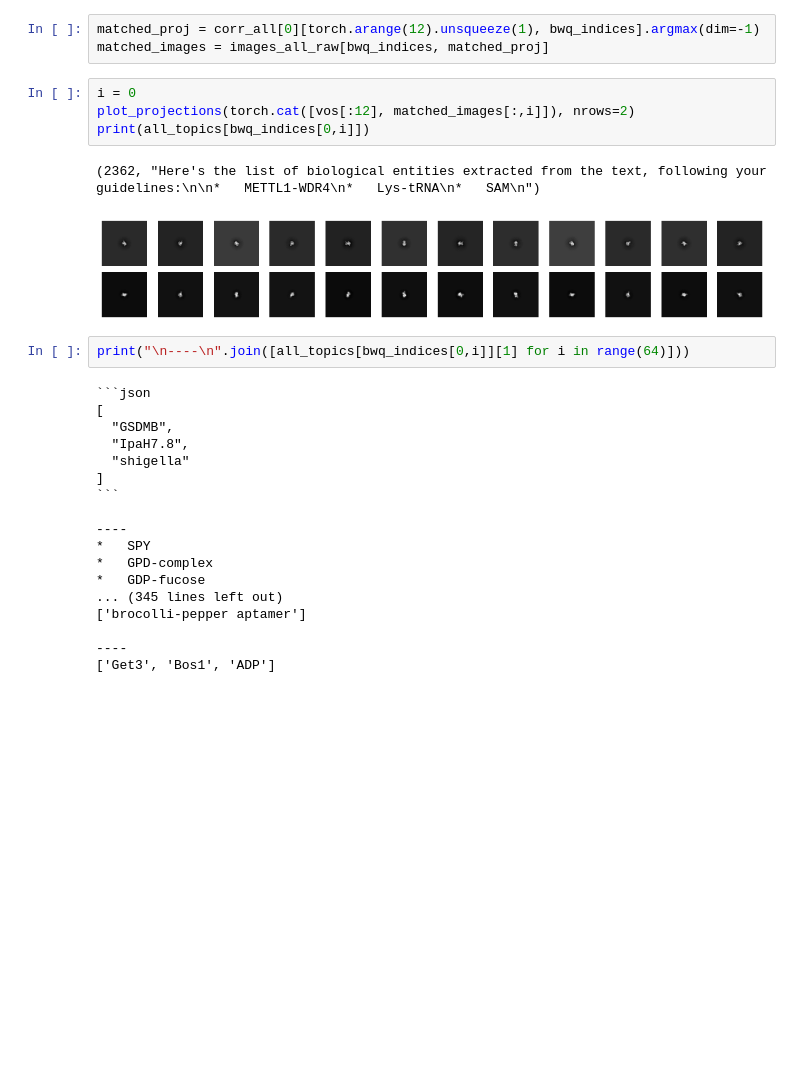
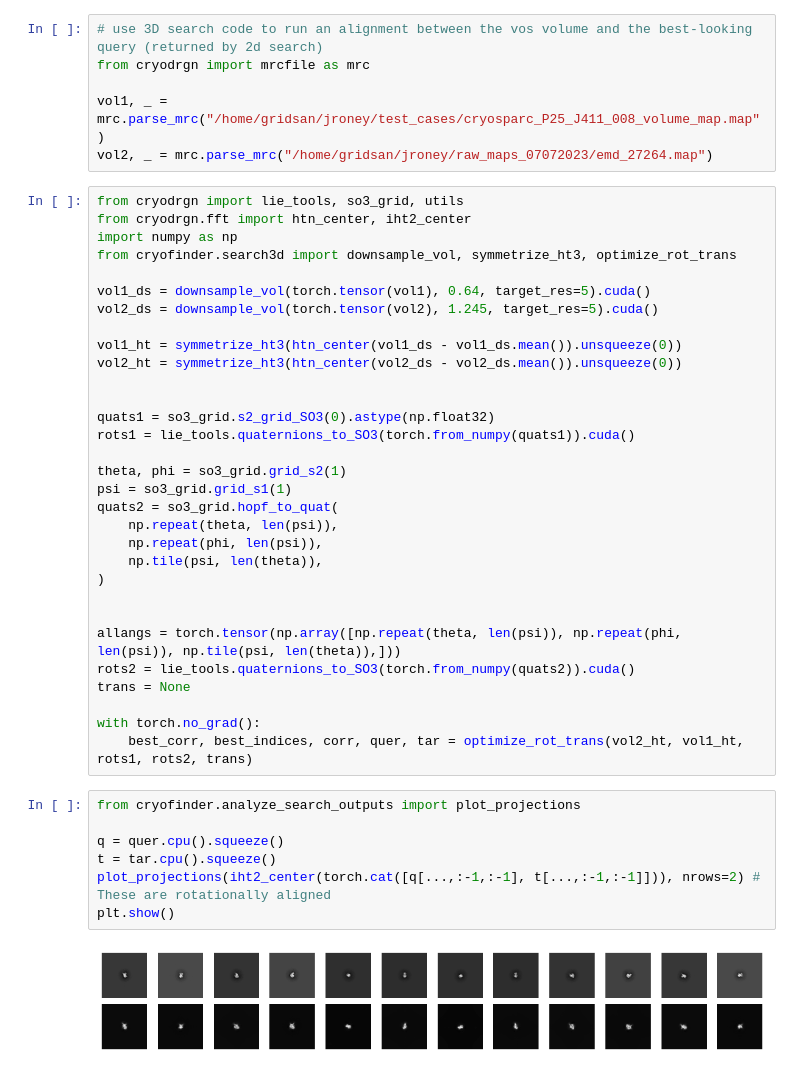
Before and after one commit to jproney/cryofinder, a Jupyter notebook: notebooks/Analyze3dSearch.ipynb, the cells around one changed output. Cells and saved outputs as stored; diff of their text form; blank space fills up the shorter version.

````diff
--- a/notebooks/Analyze3dSearch.ipynb
+++ b/notebooks/Analyze3dSearch.ipynb
@@ -99,30 +79,46 @@ bwq_indices = select_best_maps(corr_all, "worst_best")
-# %%
-matched_proj = corr_all[0][torch.arange(12).unsqueeze(1), bwq_indices].argmax(dim=-1)
-matched_images = images_all_raw[bwq_indices, matched_proj]
-# %%
-i = 0
-plot_projections(torch.cat([vos[:12], matched_images[:,i]]), nrows=2)
-print(all_topics[bwq_indices[0,i]])
-# %% [output]
-(2362, "Here's the list of biological entities extracted from the text, following your guidelines:\n\n*   METTL1-WDR4\n*   Lys-tRNA\n*   SAM\n")
-[figure, removed]
-# %%
-print("\n----\n".join([all_topics[bwq_indices[0,i]][1] for i in range(64)]))
-# %% [output]
-```json
-[
-  "GSDMB",
-  "IpaH7.8",
-  "shigella"
-]
-```
-
-----
-*   SPY
-*   GPD-complex
-*   GDP-fucose
-... (345 lines left out)
-['brocolli-pepper aptamer']
-
-----
-['Get3', 'Bos1', 'ADP']
+# %%
+# use 3D search code to run an alignment between the vos volume and the best-looking query (returned by 2d search)
+from cryodrgn import mrcfile as mrc
+
+vol1, _ = mrc.parse_mrc("/home/gridsan/jroney/test_cases/cryosparc_P25_J411_008_volume_map.map")
+vol2, _ = mrc.parse_mrc("/home/gridsan/jroney/raw_maps_07072023/emd_27264.map")
+# %%
+from cryodrgn import lie_tools, so3_grid, utils
+from cryodrgn.fft import htn_center, iht2_center
+import numpy as np
+from cryofinder.search3d import downsample_vol, symmetrize_ht3, optimize_rot_trans
+
+vol1_ds = downsample_vol(torch.tensor(vol1), 0.64, target_res=5).cuda()
+vol2_ds = downsample_vol(torch.tensor(vol2), 1.245, target_res=5).cuda()
+
+vol1_ht = symmetrize_ht3(htn_center(vol1_ds - vol1_ds.mean()).unsqueeze(0))
+vol2_ht = symmetrize_ht3(htn_center(vol2_ds - vol2_ds.mean()).unsqueeze(0))
+
+
+quats1 = so3_grid.s2_grid_SO3(0).astype(np.float32)
+rots1 = lie_tools.quaternions_to_SO3(torch.from_numpy(quats1)).cuda()
+
+theta, phi = so3_grid.grid_s2(1)
+psi = so3_grid.grid_s1(1)
+quats2 = so3_grid.hopf_to_quat(
+    np.repeat(theta, len(psi)),
+    np.repeat(phi, len(psi)),
+    np.tile(psi, len(theta)),
+)
+
+
+allangs = torch.tensor(np.array([np.repeat(theta, len(psi)), np.repeat(phi, len(psi)), np.tile(psi, len(theta)),]))
+rots2 = lie_tools.quaternions_to_SO3(torch.from_numpy(quats2)).cuda()
+trans = None
+
+with torch.no_grad():
+    best_corr, best_indices, corr, quer, tar = optimize_rot_trans(vol2_ht, vol1_ht, rots1, rots2, trans)
+# %%
+from cryofinder.analyze_search_outputs import plot_projections
+
+q = quer.cpu().squeeze()
+t = tar.cpu().squeeze()
+plot_projections(iht2_center(torch.cat([q[...,:-1,:-1], t[...,:-1,:-1]])), nrows=2) # These are rotationally aligned
+plt.show()
+# %% [output]
+[figure, added]
````
Also changed, not shown: parts of 6 cells of this notebook, 6 other files.
